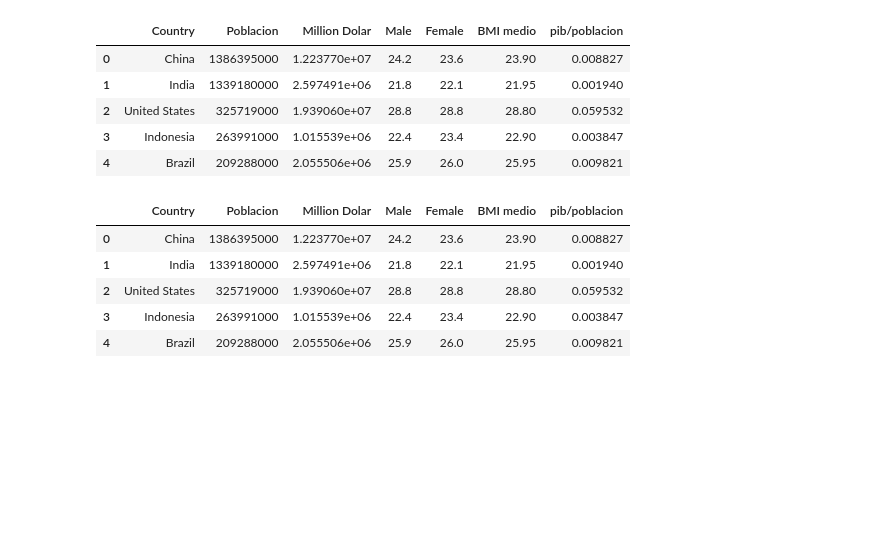
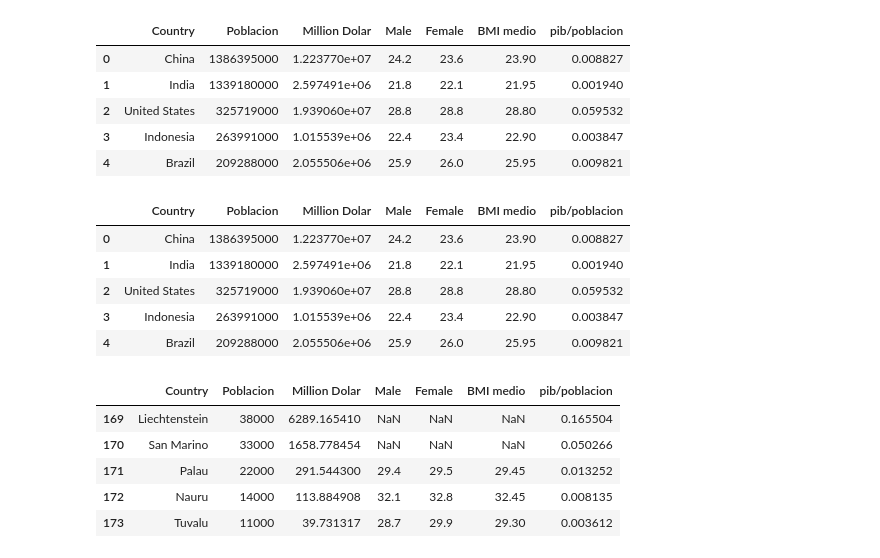
Before and after one commit to SergioME/TFM, a Jupyter notebook: imc_pib.ipynb, the cells around one changed output. Cells and saved outputs as stored; diff of their text form; code cells hidden in the pictures; blank space fills up the shorter version.

```diff
--- a/imc_pib.ipynb
+++ b/imc_pib.ipynb
@@ -404,6 +404,15 @@ pib_bmi.head()
 | 2 | United States | 325719000 | 1.939060e+07 | 28.8 | 28.8 | 28.80 | 0.059532 |
 | 3 | Indonesia | 263991000 | 1.015539e+06 | 22.4 | 23.4 | 22.90 | 0.003847 |
 | 4 | Brazil | 209288000 | 2.055506e+06 | 25.9 | 26.0 | 25.95 | 0.009821 |
+# %%
+pib_bmi.tail()
+# %% [output]
+|  | Country | Poblacion | Million Dolar | Male | Female | BMI medio | pib/poblacion |
+| 169 | Liechtenstein | 38000 | 6289.165410 | NaN | NaN | NaN | 0.165504 |
+| 170 | San Marino | 33000 | 1658.778454 | NaN | NaN | NaN | 0.050266 |
+| 171 | Palau | 22000 | 291.544300 | 29.4 | 29.5 | 29.45 | 0.013252 |
+| 172 | Nauru | 14000 | 113.884908 | 32.1 | 32.8 | 32.45 | 0.008135 |
+| 173 | Tuvalu | 11000 | 39.731317 | 28.7 | 29.9 | 29.30 | 0.003612 |
 # %%
 ##vamos a guardarlo en un excel para abrirlo con tableau
 # %%
```
Also changed, not shown: parts of 7 cells of this notebook, 1 other file.
